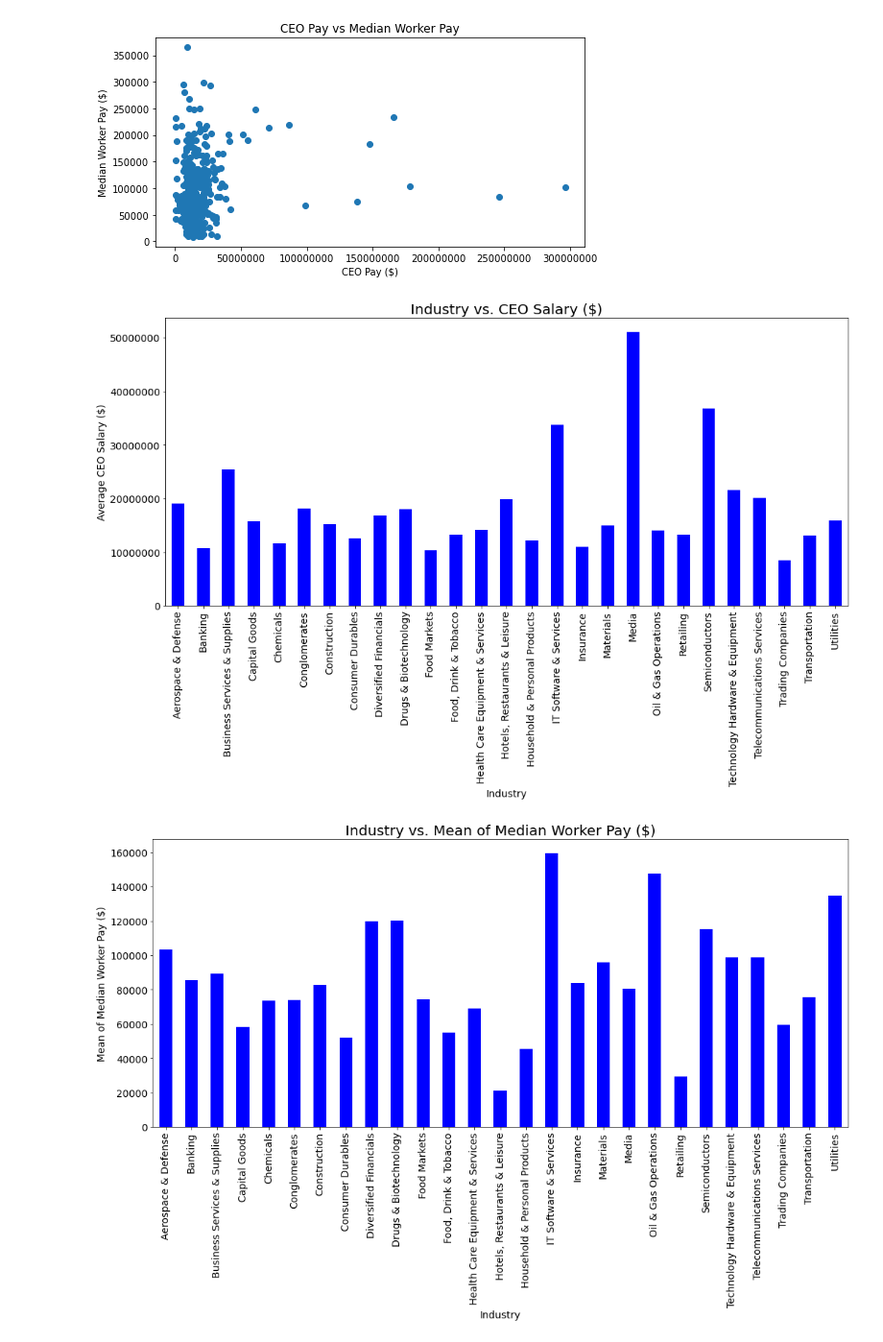
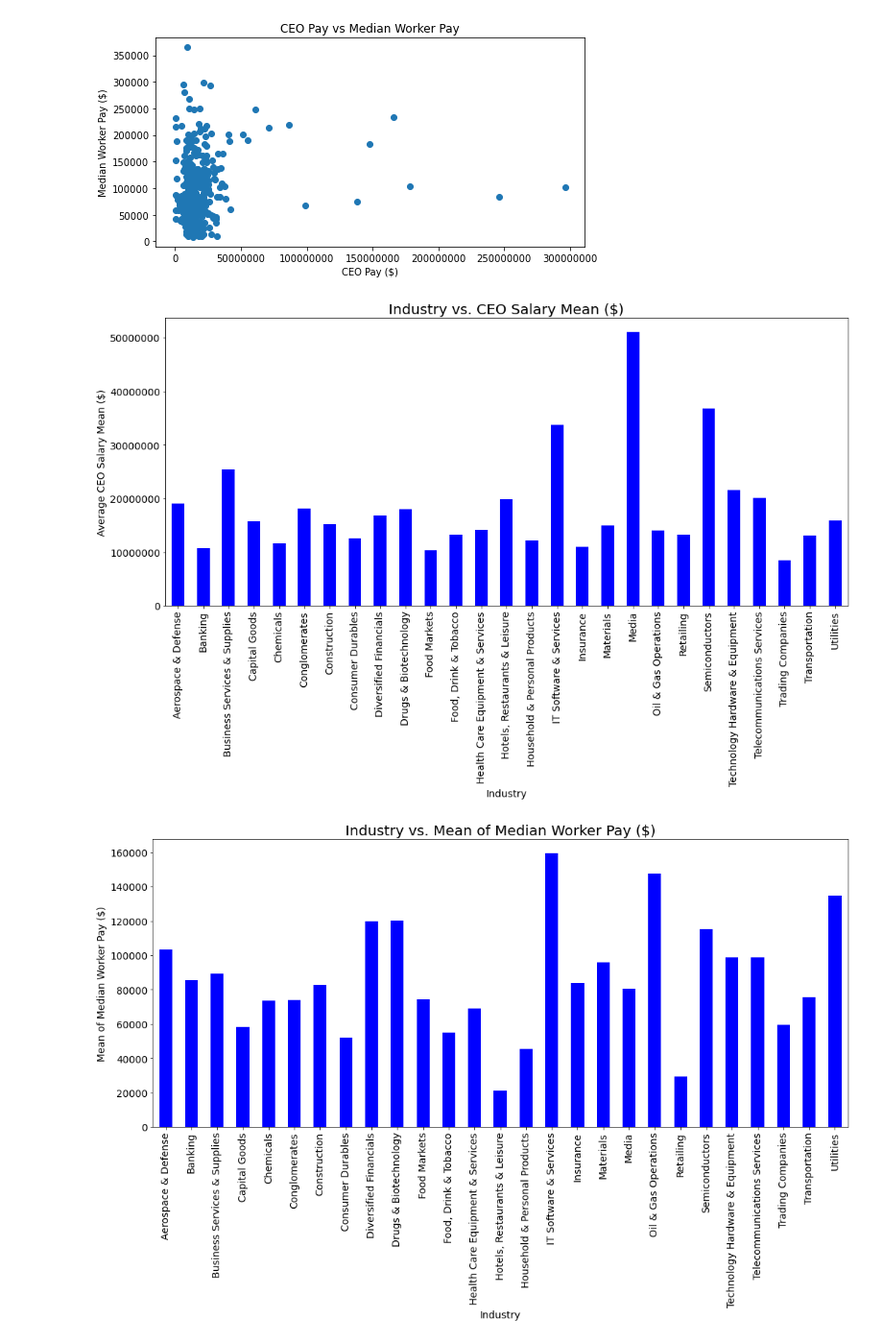
Before and after one commit to allison713/Group6_proj1, a Jupyter notebook: Data/datavisuals.ipynb, the cells around one changed output. Shown: that part at 96% size. Saved outputs shown, nothing was run; the diff lists cells and outputs as text; code cells hidden in the pictures.

```diff
--- a/Data/datavisuals.ipynb
+++ b/Data/datavisuals.ipynb
@@ -33,17 +33,17 @@ plt.ticklabel_format(axis='x',style='plain')
 # %%
 # Group ceo_df by Industry. Compare median or mean CEO pay in categories = industry
 # Histogram/bar graph
 industry_group = merged_df.groupby(merged_df["Industry"]).mean()["CEO Salary"]
 industry_group
 plot = industry_group.plot.bar(figsize=(15,10), color='b',fontsize = 14)
 plt.xlabel("Industry",fontsize = 14)
-plt.ylabel("Average CEO Salary ($)",fontsize = 14)
-plt.title("Industry vs. CEO Salary ($)",fontsize = 20)
+plt.ylabel("Average CEO Salary Mean ($)",fontsize = 14)
+plt.title("Industry vs. CEO Salary Mean ($)",fontsize = 20)
 plt.ticklabel_format(axis='y',style='plain')
 plt.tight_layout()
 plt.show()
 # %% [output]
-[figure, old version]
+[figure, new version]
 # %%
 # Group ceo_df by Industry. Compare median or mean median income in categories = industry
 # Histogram/bar graph
```
Also changed, not shown: parts of 2 cells of this notebook.
